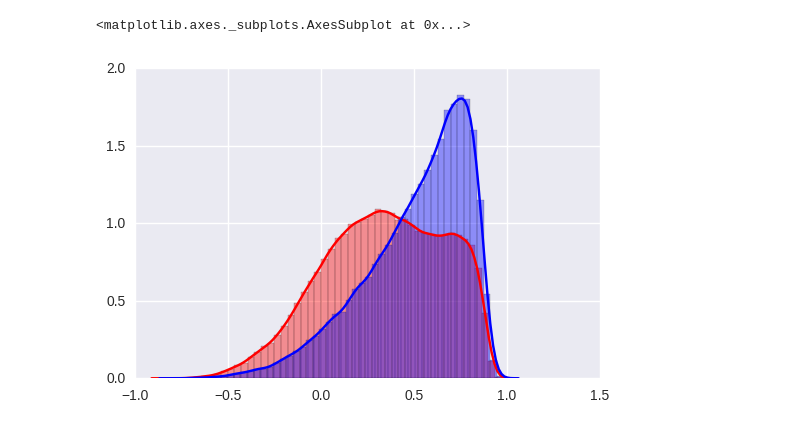
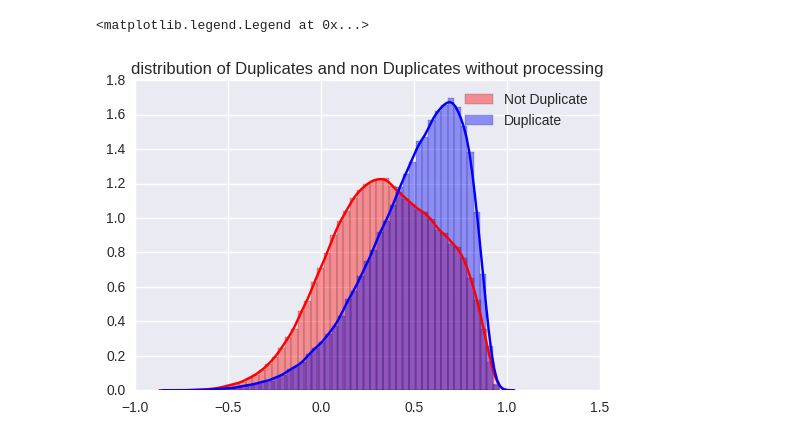
Before and after one commit to darekarsam/quora, a Jupyter notebook: similarity.ipynb, the cells around one changed output. Saved outputs shown, nothing was run; the diff lists cells and outputs as text; code cells hidden in the pictures.

```diff
--- a/similarity.ipynb
+++ b/similarity.ipynb
@@ -17,11 +17,13 @@ def cleanQuestion(question):
     """
     # convert to lower case
     question = question.lower()
+#     question = question.replace()
+    question = question.decode('utf-8')
     stop = stopwords.words('english')
-#     stemmer = PorterStemmer()
+    stemmer = PorterStemmer()
     questions = re.sub(r'[^\x00-\x7F]+', ' ', question, flags=re.MULTILINE)
     question = ' '.join([word for word in question.split() if word not in stop])
-#     question = ' '.join([stemmer.stem(word) for words in question.split()] if word)
+    question = ' '.join([stemmer.stem(word) for words in question.split()])
     # remove extra spaces
     question = re.sub(r'[\s]+', ' ', question, flags=re.MULTILINE)
     # remove all punctuations
@@ -69,10 +73,21 @@ similarity = []
 for i in range(len(labeledQuestions1)):
     similarity.append(model.docvecs.similarity('question1%d'%i, 'question2%d'%i))
 # %%
-similarityDF['similarity'] = pd.DataFrame({'similarity': similarity})
+similarityDF = pd.DataFrame({'similarity': similarity})
 similarityDF['y'] = trainDF.is_duplicate
 # %%
 similarityDF.head()
+# %%
+#stop
+import seaborn as sns
+%matplotlib inline
+ax = sns.distplot(similarityDF[similarityDF.y==0].similarity.tolist(), hist=True, label="Not Duplicate", color='red')
+ax = sns.distplot(similarityDF[similarityDF.y==1].similarity.tolist(), hist=True, label="Duplicate", color='blue')
+ax.axes.set_title("distribution of Duplicates and non Duplicates without processing")
+ax.legend()
+# %% [output]
+<matplotlib.legend.Legend at 0x...>
+[figure, added]
 # %%
 import seaborn as sns
 %matplotlib inline
@@ -81,11 +98,3 @@ sns.distplot(similarityDF[similarityDF.y==1].similarity.tolist(), hist=True, lab
-# %%
-import seaborn as sns
-%matplotlib inline
-sns.distplot(similarityDF[similarityDF.y==0].similarity.tolist(), hist=True, label="Not Duplicate", color='red')
-sns.distplot(similarityDF[similarityDF.y==1].similarity.tolist(), hist=True, label="Duplicate", color='blue')
-# %% [output]
-<matplotlib.axes._subplots.AxesSubplot at 0x...>
-[figure, removed]
 # %%
 vectors1 = []
 vectors2 = []
```
Also changed, not shown: parts of 4 cells of this notebook, 4 other files.
